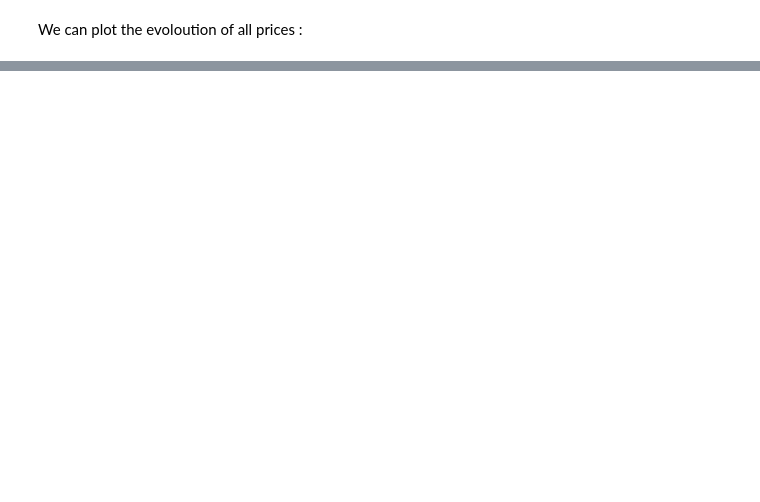
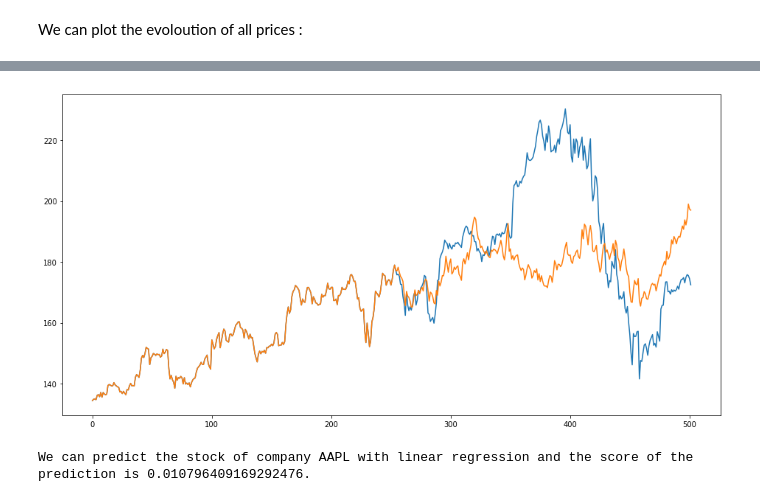
Before and after one commit to SaeedHK/stockML, a Jupyter notebook: JSONReadingOnline.ipynb, the cells around one changed output, grey strips where cells are left out. Cells and saved outputs as stored; diff of their text form; code cells hidden in the pictures; blank space fills up the shorter version.

```diff
--- a/JSONReadingOnline.ipynb
+++ b/JSONReadingOnline.ipynb
@@ -77,0 +124,14 @@ X = np.array ( df.loc[:,[company for company in NasDaq if company !=name]] )
+# %%
+name = 'AAPL'
+y = np.array ( df.loc[:,[name]] )
+X = np.array ( df.loc[:,[company for company in NasDaq if company !=name]] )
+a , b = X.shape
+X_new = np.zeros ([a-1 , b+1])
+for i in range ( 1,  len (X) ):
+    X_new[i-1] = np.append(X[i] , y[i-1])
+y_new = y[1:]
+
+myLR (X_new , y_new, name)
+# %% [output]
+[figure, added]
+We can predict the stock of company AAPL with linear regression and the score of the prediction is 0.010796409169292476.
```
Also changed, not shown: parts of 8 cells of this notebook, 1 other file.
